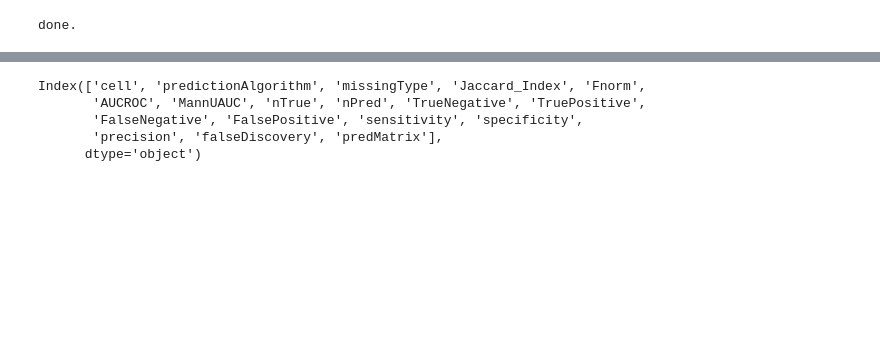
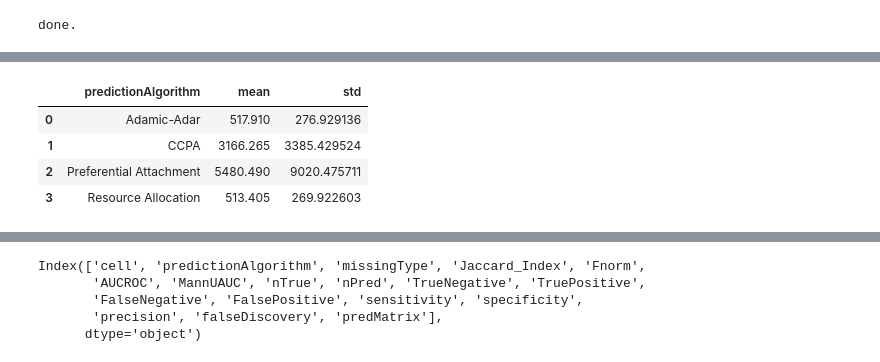
Before and after one commit to CooperStansbury/scPoreC-analysis, a Jupyter notebook: notebooks/quantify_predict.ipynb, the cells around one changed output, grey strips where cells are left out. Saved outputs shown, nothing was run; the diff lists cells and outputs as text; code cells hidden in the pictures; blank space fills up the shorter version.

```diff
--- a/notebooks/quantify_predict.ipynb
+++ b/notebooks/quantify_predict.ipynb
@@ -398,3 +410,18 @@ df.shape=(16000, 18)
+# %%
+col = 'nPred'
+
+grpped = df.groupby(['predictionAlgorithm']).agg(
+    mean = (col, 'mean'),
+    std = (col, 'std'),
+).reset_index()
+
+grpped
+# %% [output]
+|  | predictionAlgorithm | mean | std |
+| 0 | Adamic-Adar | 517.910 | 276.929136 |
+| 1 | CCPA | 3166.265 | 3385.429524 |
+| 2 | Preferential Attachment | 5480.490 | 9020.475711 |
+| 3 | Resource Allocation | 513.405 | 269.922603 |
 # %%
 plt.rcParams['figure.dpi'] = 200
 plt.rcParams['figure.figsize'] = 8, 5
```
Also changed, not shown: parts of 15 cells of this notebook, 5 other files.
